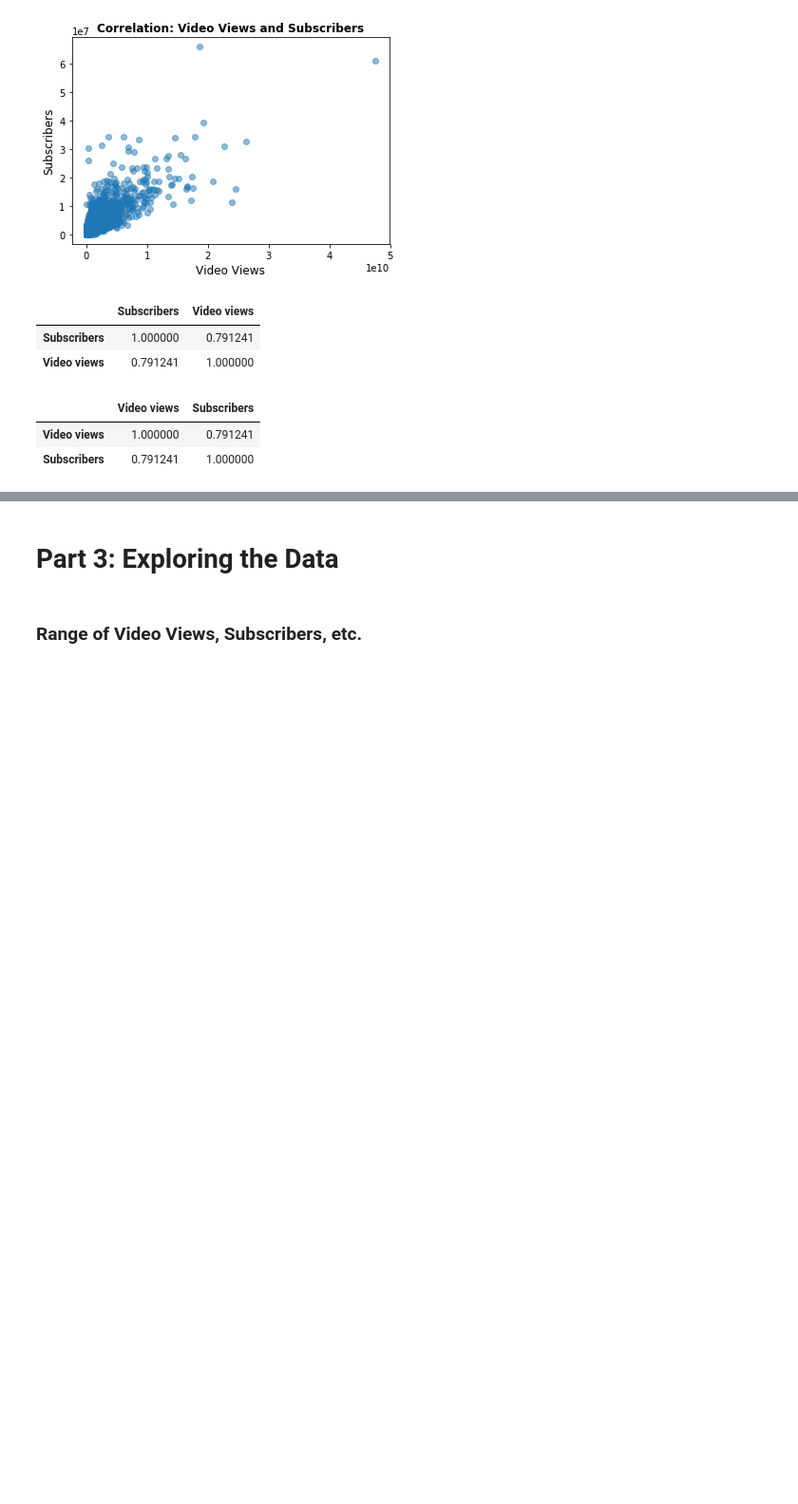
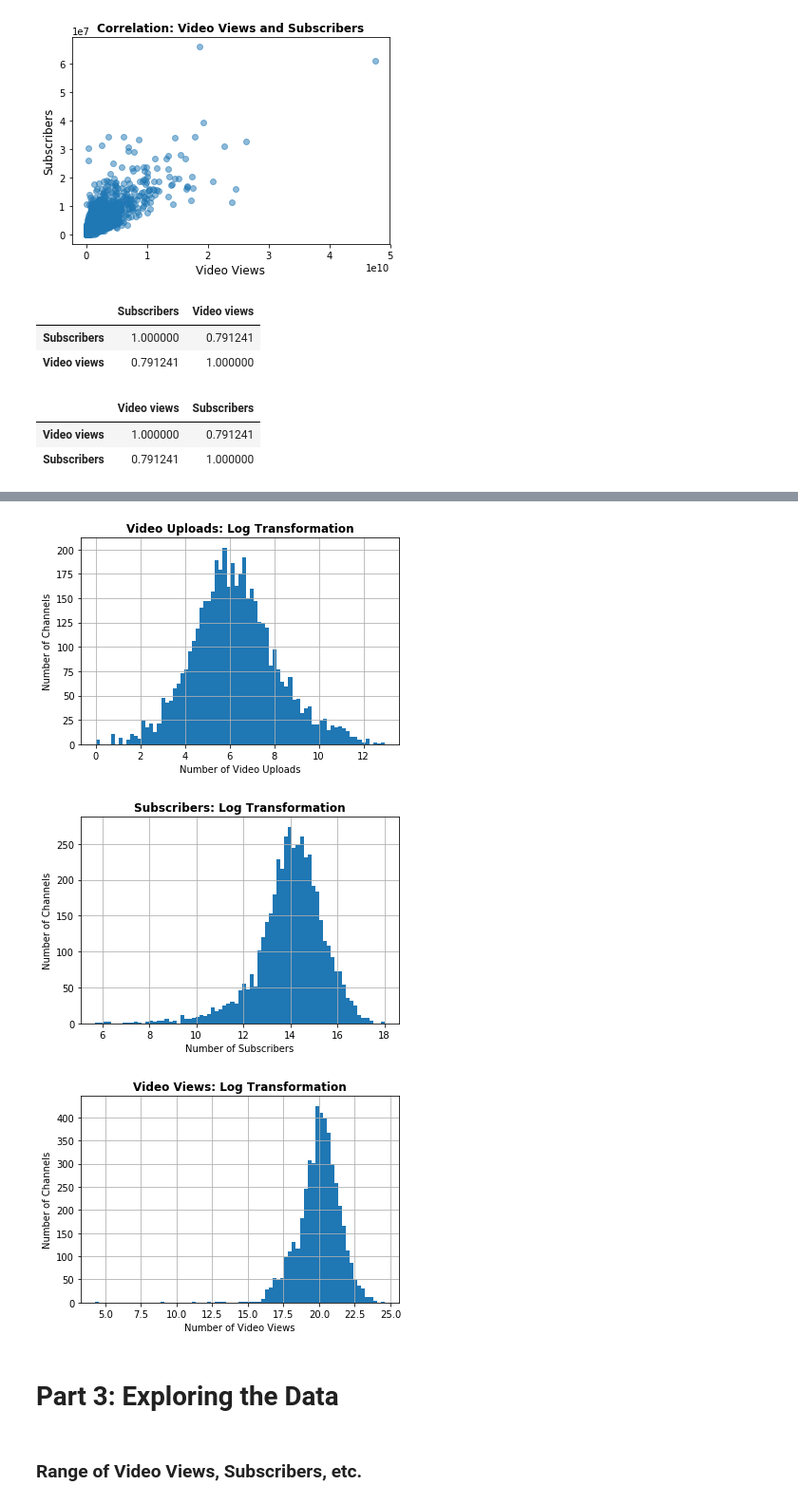
Before and after one commit to lcmendoza/Projects, a Jupyter notebook: FinalProject.ipynb, the cells around one changed output, grey strips where cells are left out. Shown at 95% size. Saved outputs shown, nothing was run; the diff lists cells and outputs as text; code cells hidden in the pictures; blank space fills up the shorter version.

```diff
--- a/FinalProject.ipynb
+++ b/FinalProject.ipynb
@@ -159,3 +219,25 @@ Name: Grade, dtype: int64
+# %%
+df_uploadLog = np.log(df_youtube['Video Uploads']).hist(bins = 75)
+plt.title('Video Uploads: Log Transformation', fontweight = 'bold')
+plt.xlabel('Number of Video Uploads')
+plt.ylabel('Number of Channels')
+plt.show()
+
+df_subsLog = np.log(df_youtube['Subscribers']).hist(bins = 75)
+plt.title('Subscribers: Log Transformation', fontweight = 'bold')
+plt.xlabel('Number of Subscribers')
+plt.ylabel('Number of Channels')
+plt.show()
+
+df_viewsLog = np.log(df_youtube['Video views']).hist(bins = 75)
+plt.title('Video Views: Log Transformation', fontweight = 'bold')
+plt.xlabel('Number of Video Views')
+plt.ylabel('Number of Channels')
+plt.show()
+# %% [output]
+[figure, added]
+[figure, added]
+[figure, added]
 # %% [markdown]
 # Part 3: Exploring the Data
 # %% [markdown]
```
Also changed, not shown: parts of 18 cells of this notebook.
